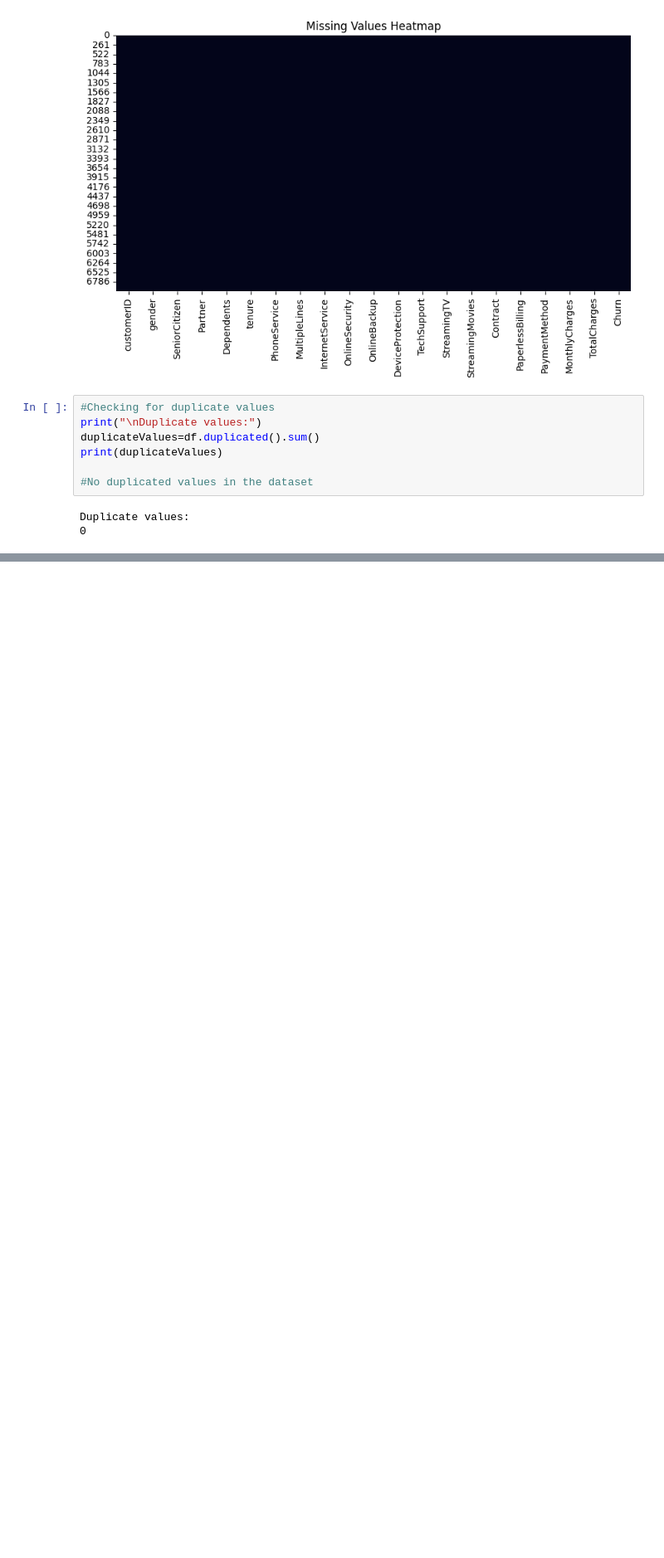
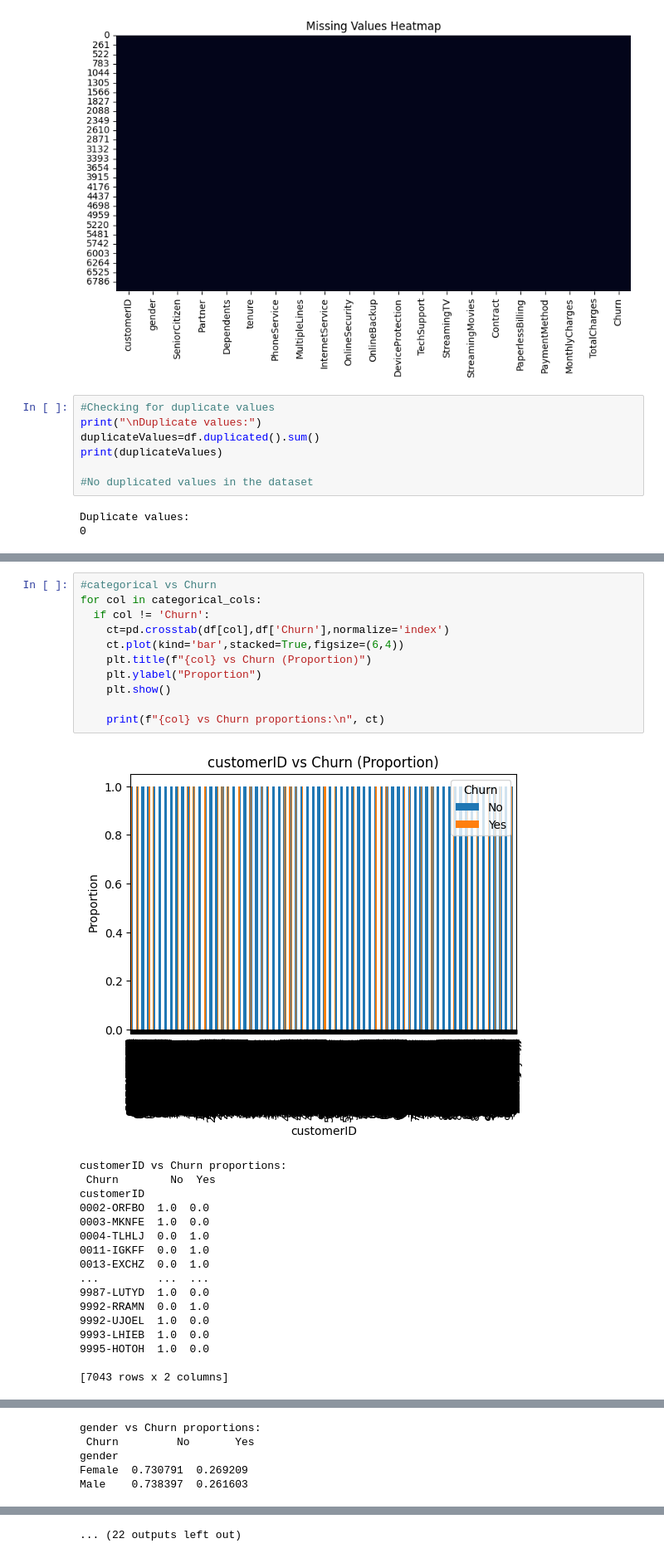
Before and after one commit to Amasha03/Customer_Churn_Prediction, a Jupyter notebook: notebooks/01_Exploratory_Data_Analysis.ipynb, the cells around one changed output, grey strips where cells are left out. Shown at 83% size. Drawn from its saved outputs; the diff is of its cells as text; blank space fills up the shorter version.

```diff
--- a/notebooks/01_Exploratory_Data_Analysis.ipynb
+++ b/notebooks/01_Exploratory_Data_Analysis.ipynb
@@ -246,0 +279,29 @@ dtype: float64
+# %%
+#categorical vs Churn
+for col in categorical_cols:
+  if col != 'Churn':
+    ct=pd.crosstab(df[col],df['Churn'],normalize='index')
+    ct.plot(kind='bar',stacked=True,figsize=(6,4))
+    plt.title(f"{col} vs Churn (Proportion)")
+    plt.ylabel("Proportion")
+    plt.show()
+
+    print(f"{col} vs Churn proportions:\n", ct)
+# %% [output]
+[figure, added]
+customerID vs Churn proportions:
+ Churn        No  Yes
+customerID
+0002-ORFBO  1.0  0.0
+0003-MKNFE  1.0  0.0
+0004-TLHLJ  0.0  1.0
+0011-IGKFF  0.0  1.0
+0013-EXCHZ  0.0  1.0
+...         ...  ...
+9987-LUTYD  1.0  0.0
+9992-RRAMN  0.0  1.0
+9992-UJOEL  1.0  0.0
+9993-LHIEB  1.0  0.0
+9995-HOTOH  1.0  0.0
+
+[7043 rows x 2 columns]
@@ -246,0 +309,5 @@ dtype: float64
+gender vs Churn proportions:
+ Churn         No       Yes
+gender
+Female  0.730791  0.269209
+Male    0.738397  0.261603
@@ -246,0 +339 @@ dtype: float64
+... (22 outputs left out)
```
Also changed, not shown: parts of 8 cells of this notebook.
